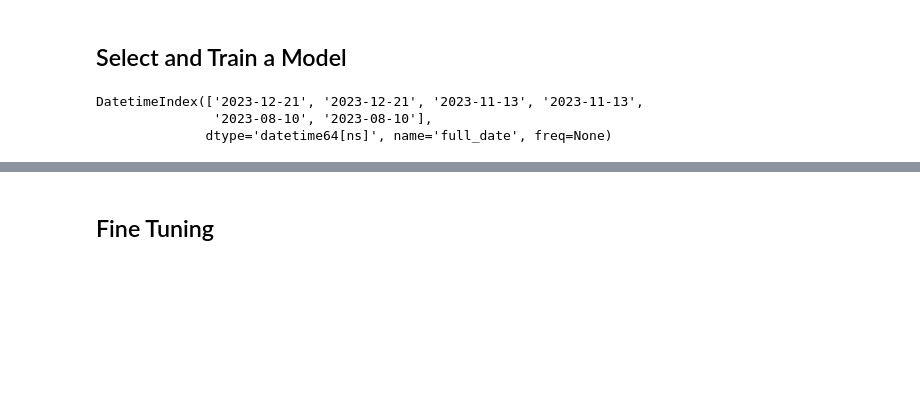
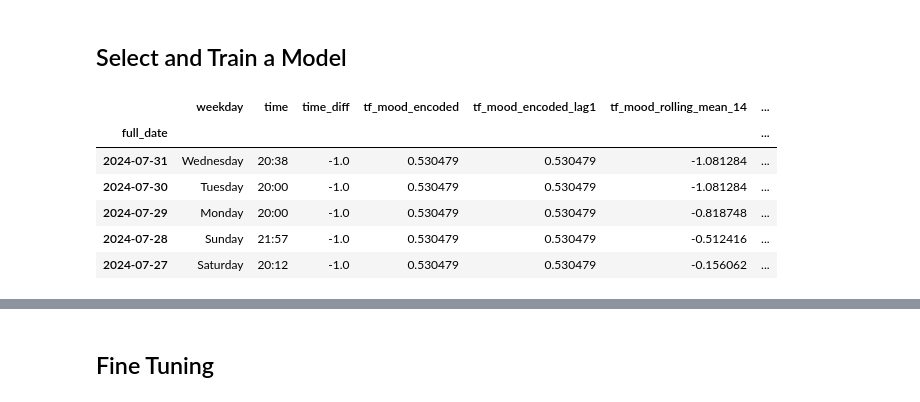
Before and after one commit to samservo09/mood-trend, a Jupyter notebook: mood_trend.ipynb, the cells around one changed output, grey strips where cells are left out. Drawn from its saved outputs; the diff is of its cells as text; code cells hidden in the pictures; blank space fills up the shorter version.

```diff
--- a/mood_trend.ipynb
+++ b/mood_trend.ipynb
@@ -442,11 +479,3 @@ class DataPreprocessor:
 ## Select and Train a Model
 # %%
 !pip install -q pycaret[full]
-# %%
-# identify the duplicates first in the index
-duplicate_indices = mood_aug_1.index[mood_aug_1.index.duplicated(keep=False)]
-print(duplicate_indices)
-# %% [output]
-DatetimeIndex(['2023-12-21', '2023-12-21', '2023-11-13', '2023-11-13',
-               '2023-08-10', '2023-08-10'],
-              dtype='datetime64[ns]', name='full_date', freq=None)
@@ -455,0 +482,10 @@ mood_aug_1 = mood_aug_1[~mood_aug_1.index.duplicated(keep='first')]
+# %%
+train_augmented_features.head()
+# %% [output]
+|  | weekday | time | time_diff | tf_mood_encoded | tf_mood_encoded_lag1 | tf_mood_rolling_mean_14 | ... |
+| full_date |  |  |  |  |  |  | ... |
+| 2024-07-31 | Wednesday | 20:38 | -1.0 | 0.530479 | 0.530479 | -1.081284 | ... |
+| 2024-07-30 | Tuesday | 20:00 | -1.0 | 0.530479 | 0.530479 | -1.081284 | ... |
+| 2024-07-29 | Monday | 20:00 | -1.0 | 0.530479 | 0.530479 | -0.818748 | ... |
+| 2024-07-28 | Sunday | 21:57 | -1.0 | 0.530479 | 0.530479 | -0.512416 | ... |
+| 2024-07-27 | Saturday | 20:12 | -1.0 | 0.530479 | 0.530479 | -0.156062 | ... |
```
Also changed, not shown: parts of 11 cells of this notebook.
